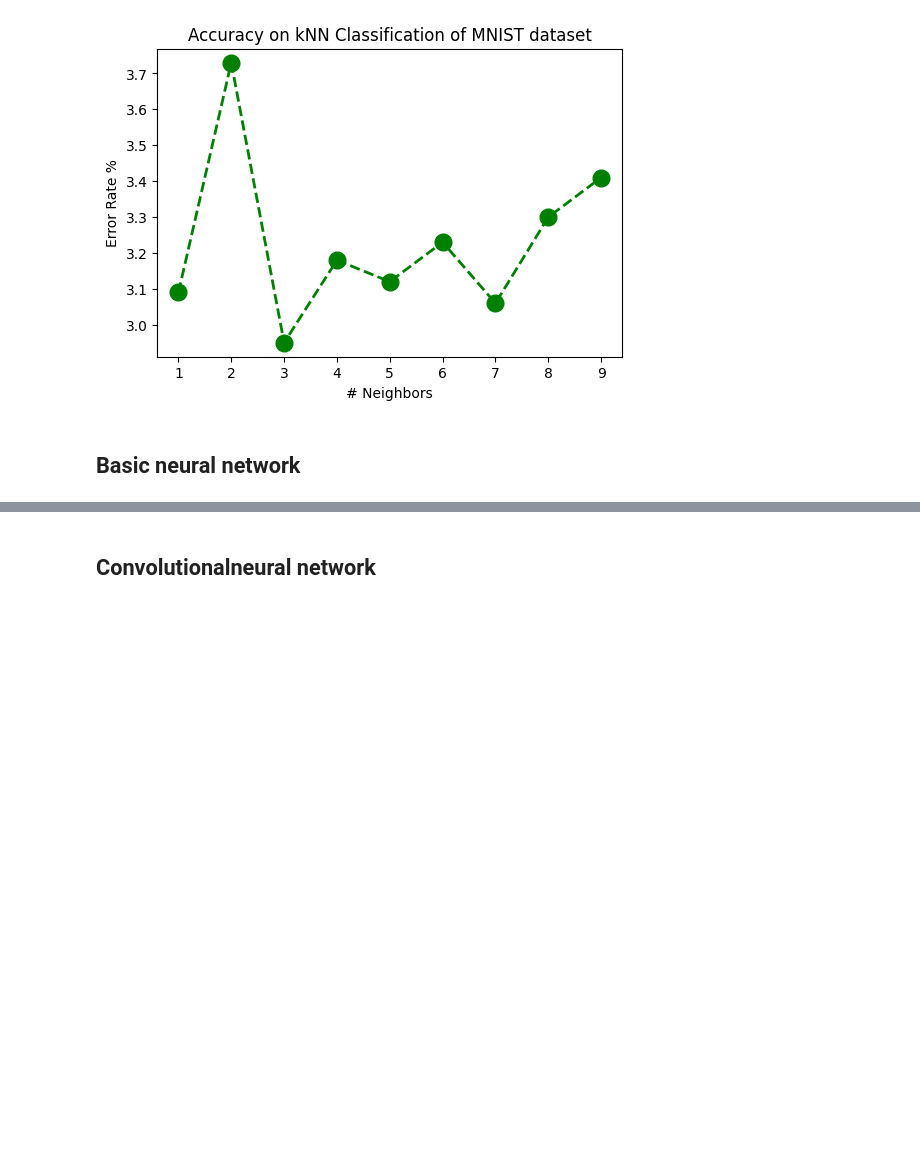
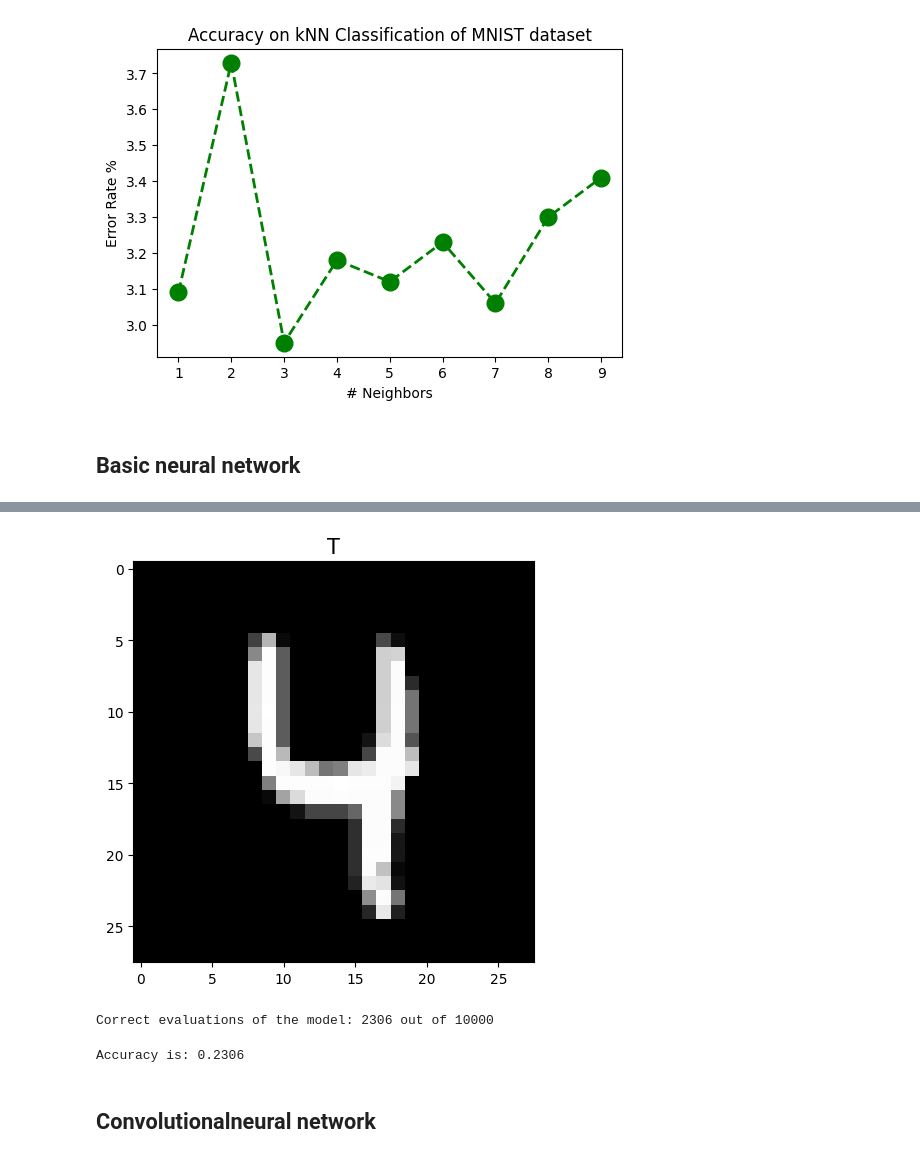
Before and after one commit to matteol1/Data-Science-ML-DL-, a Jupyter notebook: mnist_analysis.ipynb, the cells around one changed output, grey strips where cells are left out. Saved outputs shown, nothing was run; the diff lists cells and outputs as text; code cells hidden in the pictures; blank space fills up the shorter version.

```diff
--- a/mnist_analysis.ipynb
+++ b/mnist_analysis.ipynb
@@ -261,2 +384,31 @@ optim.Adam
+# %%
+test_image = images_test[1542]
+test_title = 'Test image [' + str(1542) + '] = ' + str(labels_test[1542])
+
+show_images([test_image], test_title)
+# %% [output]
+[figure, added]
+# %%
+correct=0
+with torch.no_grad():
+  for i, x in enumerate(X_test):
+    y_eval = model.forward(x)
+    if y_test[i]==y_eval.argmax().item():
+      correct+=1
+print(f"Correct evaluations of the model: {correct} out of {len(y_test)}")
+# %% [output]
+Correct evaluations of the model: 2306 out of 10000
+# %%
+from sklearn.metrics import accuracy_score
+
+y_predicted = []
+with torch.no_grad():
+  for i, x in enumerate(X_test):
+    lab_pred = model.forward(x)
+    y_predicted.append(lab_pred.argmax().item())
+accuracy = accuracy_score(labels_test, y_predicted)
+print("Accuracy is:", accuracy)
+# %% [output]
+Accuracy is: 0.2306
 # %% [markdown]
 ## Convolutionalneural network
```
Also changed, not shown: parts of 18 cells of this notebook.
